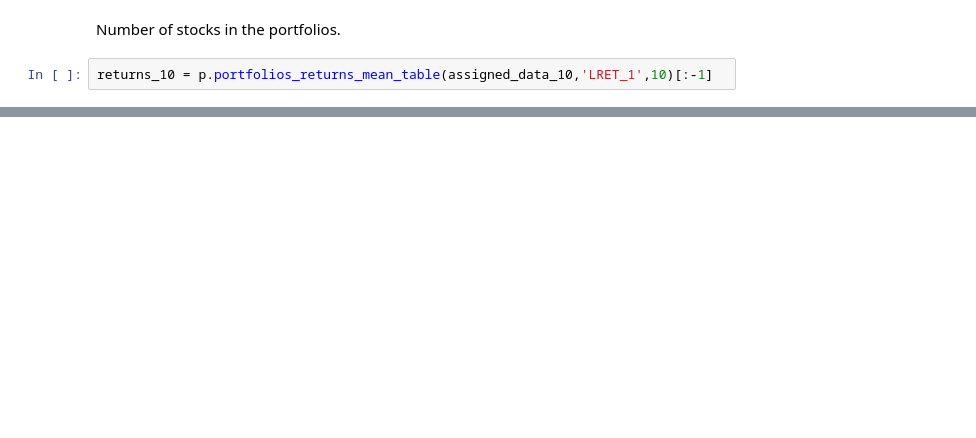
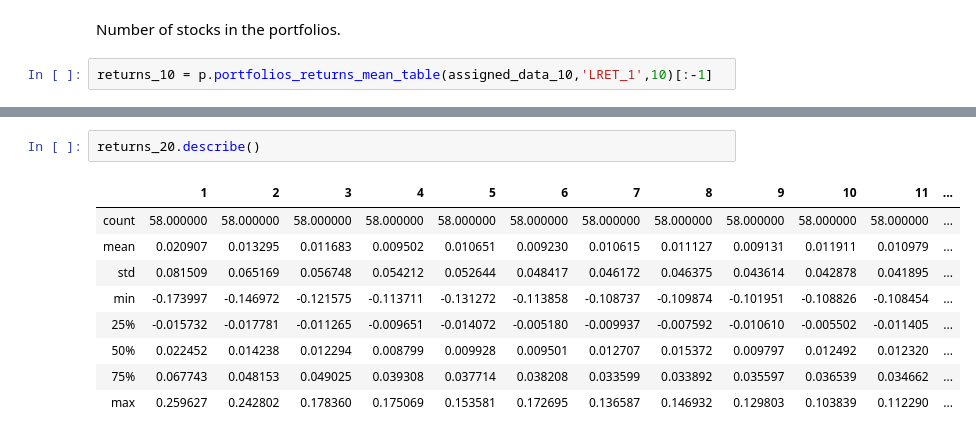
Before and after one commit to j4bert0/quant-finance-project, a Jupyter notebook: research/momentum_portfolios.ipynb, the cells around one changed output, grey strips where cells are left out. Cells and saved outputs as stored; diff of their text form; blank space fills up the shorter version.

```diff
--- a/research/momentum_portfolios.ipynb
+++ b/research/momentum_portfolios.ipynb
@@ -123,0 +135,12 @@ p.quantile_table(assigned_data_10,'LRET_1',10).head()
+# %%
+returns_20.describe()
+# %% [output]
+|  | 1 | 2 | 3 | 4 | 5 | 6 | 7 | 8 | 9 | 10 | 11 | ... |
+| count | 58.000000 | 58.000000 | 58.000000 | 58.000000 | 58.000000 | 58.000000 | 58.000000 | 58.000000 | 58.000000 | 58.000000 | 58.000000 | ... |
+| mean | 0.020907 | 0.013295 | 0.011683 | 0.009502 | 0.010651 | 0.009230 | 0.010615 | 0.011127 | 0.009131 | 0.011911 | 0.010979 | ... |
+| std | 0.081509 | 0.065169 | 0.056748 | 0.054212 | 0.052644 | 0.048417 | 0.046172 | 0.046375 | 0.043614 | 0.042878 | 0.041895 | ... |
+| min | -0.173997 | -0.146972 | -0.121575 | -0.113711 | -0.131272 | -0.113858 | -0.108737 | -0.109874 | -0.101951 | -0.108826 | -0.108454 | ... |
+| 25% | -0.015732 | -0.017781 | -0.011265 | -0.009651 | -0.014072 | -0.005180 | -0.009937 | -0.007592 | -0.010610 | -0.005502 | -0.011405 | ... |
+| 50% | 0.022452 | 0.014238 | 0.012294 | 0.008799 | 0.009928 | 0.009501 | 0.012707 | 0.015372 | 0.009797 | 0.012492 | 0.012320 | ... |
+| 75% | 0.067743 | 0.048153 | 0.049025 | 0.039308 | 0.037714 | 0.038208 | 0.033599 | 0.033892 | 0.035597 | 0.036539 | 0.034662 | ... |
+| max | 0.259627 | 0.242802 | 0.178360 | 0.175069 | 0.153581 | 0.172695 | 0.136587 | 0.146932 | 0.129803 | 0.103839 | 0.112290 | ... |
```
Also changed, not shown: parts of 25 cells of this notebook, 1 other file.
